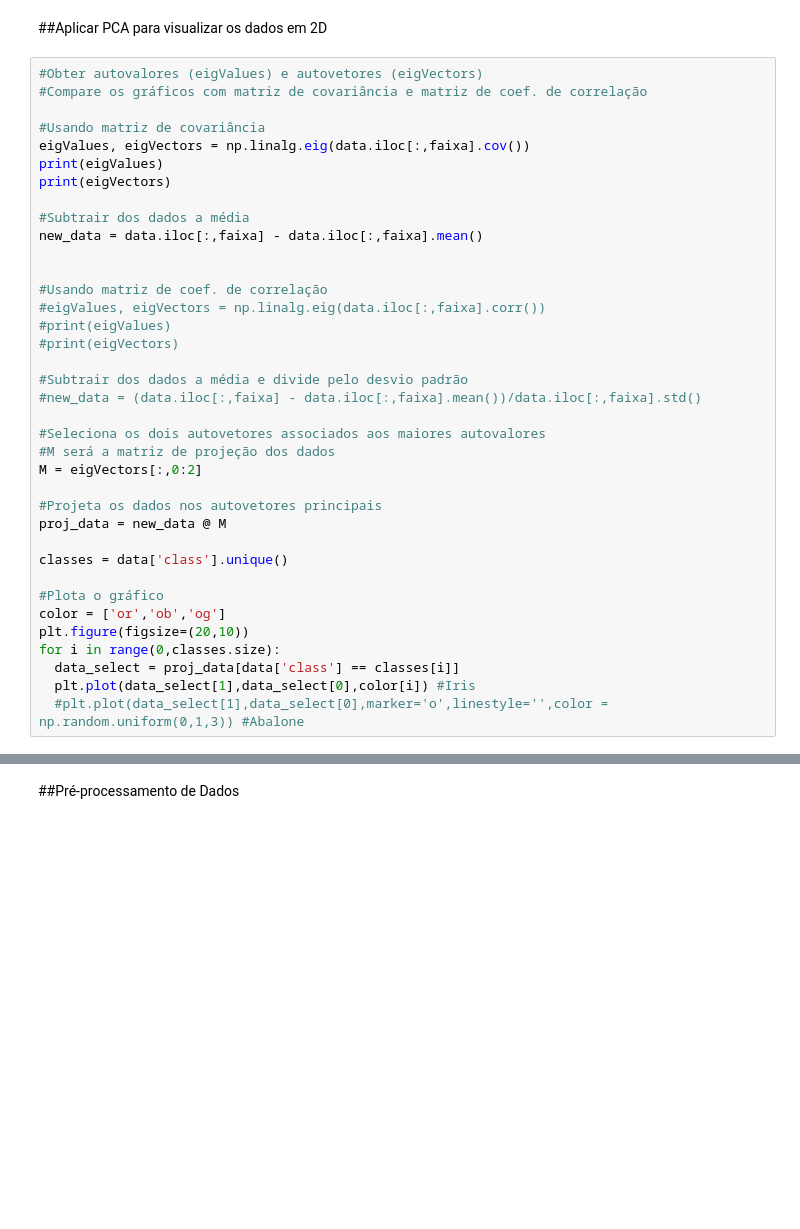
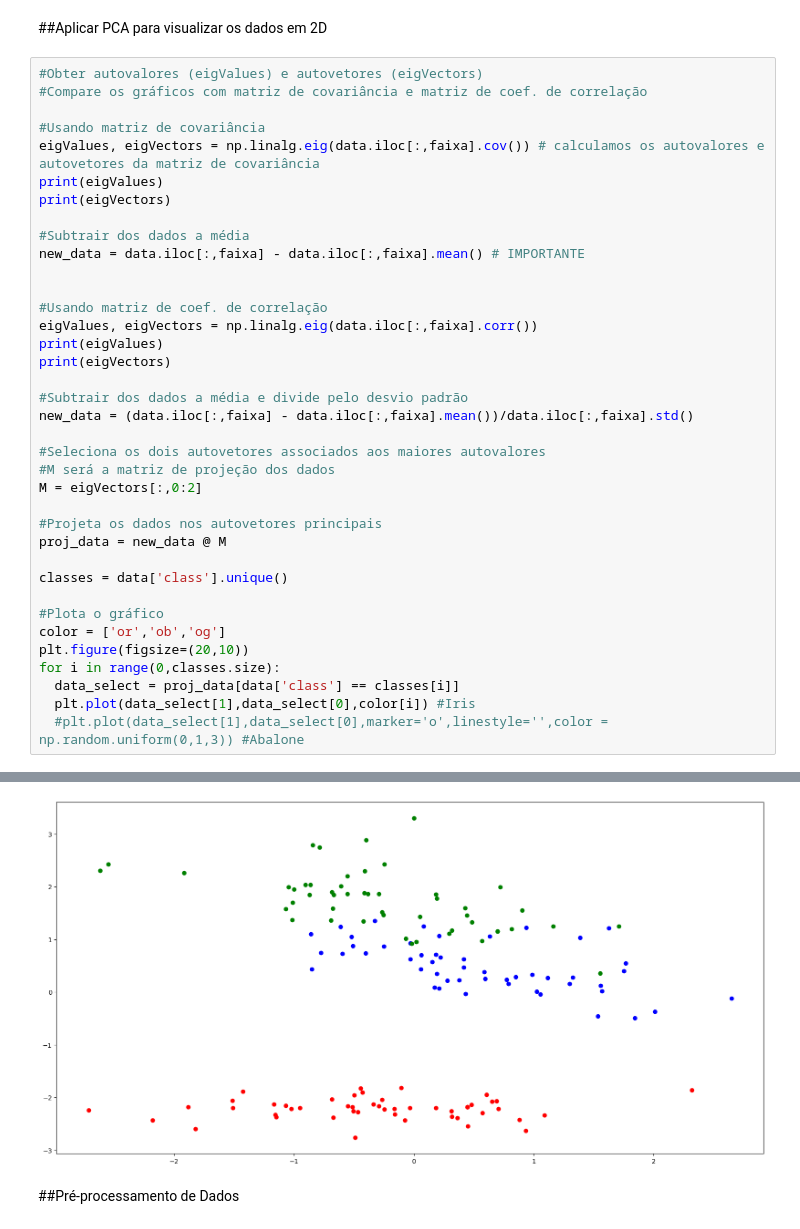
Before and after one commit to Harmonia2Side/machine-learning-laboratory-2023-2, a Jupyter notebook: lab1/Aula_1.ipynb, the cells around one changed output, grey strips where cells are left out. Cells and saved outputs as stored; diff of their text form; blank space fills up the shorter version.

```diff
--- a/lab1/Aula_1.ipynb
+++ b/lab1/Aula_1.ipynb
@@ -81,21 +156,21 @@ for i in range(0,classes.size):
 #Compare os gráficos com matriz de covariância e matriz de coef. de correlação
 
 #Usando matriz de covariância
-eigValues, eigVectors = np.linalg.eig(data.iloc[:,faixa].cov())
+eigValues, eigVectors = np.linalg.eig(data.iloc[:,faixa].cov()) # calculamos os autovalores e autovetores da matriz de covariância
 print(eigValues)
 print(eigVectors)
 
 #Subtrair dos dados a média
-new_data = data.iloc[:,faixa] - data.iloc[:,faixa].mean()
+new_data = data.iloc[:,faixa] - data.iloc[:,faixa].mean() # IMPORTANTE
 
 
 #Usando matriz de coef. de correlação
-#eigValues, eigVectors = np.linalg.eig(data.iloc[:,faixa].corr())
-#print(eigValues)
-#print(eigVectors)
+eigValues, eigVectors = np.linalg.eig(data.iloc[:,faixa].corr())
+print(eigValues)
+print(eigVectors)
 
 #Subtrair dos dados a média e divide pelo desvio padrão
-#new_data = (data.iloc[:,faixa] - data.iloc[:,faixa].mean())/data.iloc[:,faixa].std()
+new_data = (data.iloc[:,faixa] - data.iloc[:,faixa].mean())/data.iloc[:,faixa].std()
 
 #Seleciona os dois autovetores associados aos maiores autovalores
 #M será a matriz de projeção dos dados
@@ -113,3 +188,4 @@ for i in range(0,classes.size):
   data_select = proj_data[data['class'] == classes[i]]
   plt.plot(data_select[1],data_select[0],color[i]) #Iris
   #plt.plot(data_select[1],data_select[0],marker='o',linestyle='',color = np.random.uniform(0,1,3)) #Abalone
+# %% [output]
@@ -116,3 +202,4 @@ for i in range(0,classes.size):
+[figure, added]
 # %% [markdown]
 ##Pré-processamento de Dados
 # %%
```
Also changed, not shown: parts of 11 cells of this notebook.
